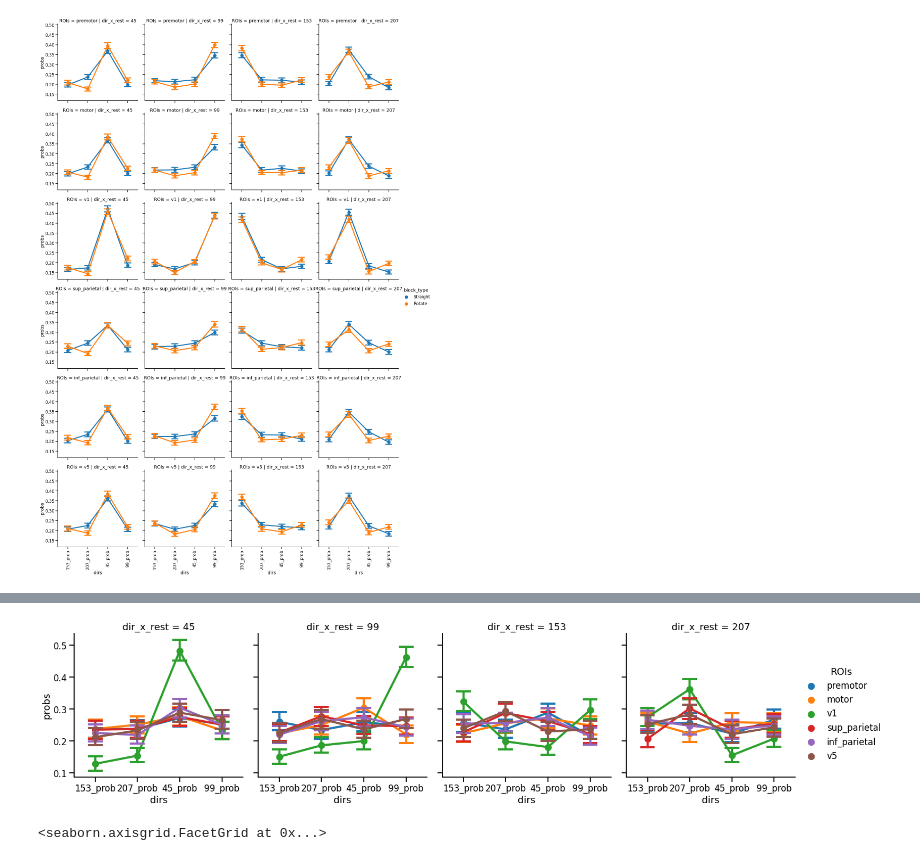
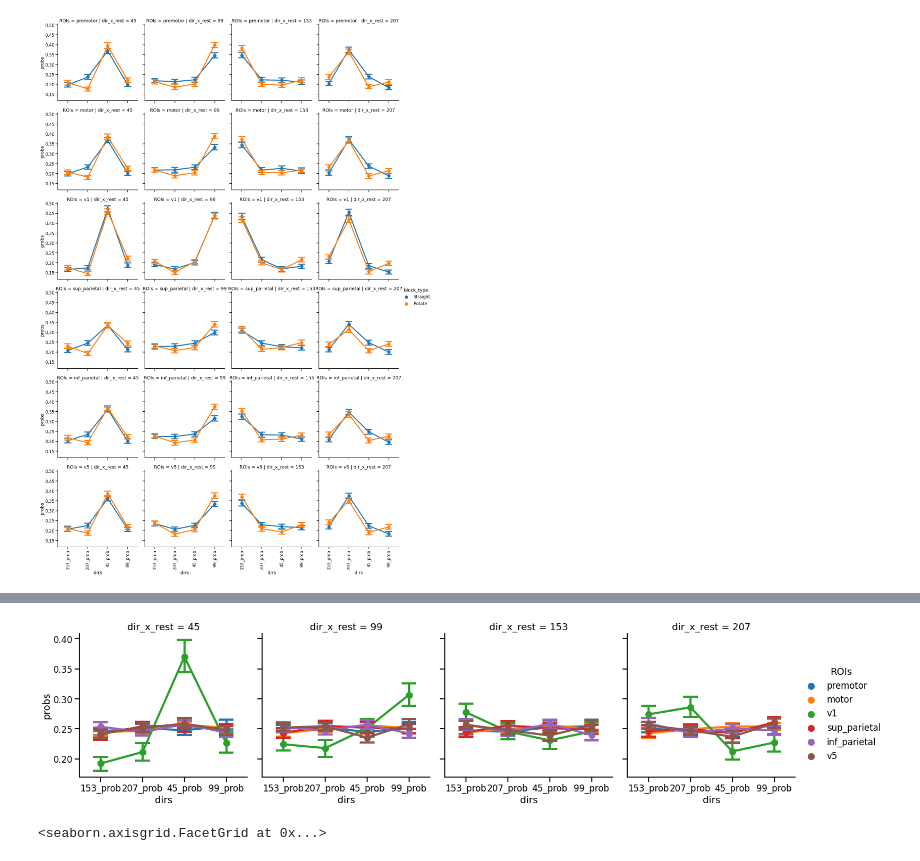
Before and after one commit to tejas-savalia/fmri_project, a Jupyter notebook: mvpa_classification.ipynb, the cells around one changed output, grey strips where cells are left out. Saved outputs shown, nothing was run; the diff lists cells and outputs as text; code cells hidden in the pictures.

Commit message:
3 classifiers for individual run pairs

```diff
--- a/mvpa_classification.ipynb
+++ b/mvpa_classification.ipynb
@@ -162,11 +162,11 @@ ax.set_axis_labels().set_xticklabels(rotation = 90)
 svm_predictions = []
 knn_predictions = []
 dec_tree_predictions = []
-clfnn_predictions = []
+#clfnn_predictions = []
 for subject_id in subject_list:
     for mask in masks.keys():
-        X = []
-        X_test = []
+        #X = []
+        #X_test = []
         for run in range(1, 11):
             #X = []
             run_no = str(run).zfill(2)
@@ -197,19 +197,29 @@ for subject_id in subject_list:
 
             #X = np.concatenate(X)
             if run%2 != 0:
-                X.append(fmri_masked)
-                #y = np.repeat(['153', '207', '45', '99'], 10)
-                #clf = OneVsRestClassifier(svm.SVC(probability = True))
-                #clf.fit(X, y)
+                X = fmri_masked
+                y = np.repeat(['153', '207', '45', '99'], 10)
+                clf_svm = svm.SVC(probability = True)
+                clf_svm.fit(X, y)
+                clf_knn = svm.SVC(probability = True)
+                clf_knn.fit(X, y)
+                clf_dec_tree = svm.SVC(probability = True)
+                clf_dec_tree.fit(X, y)
+
+
             else:
-                X_test.append(fmri_masked)
+                X_test = fmri_masked
                 #y_test = np.repeat(['153', '207', '45', '99'], 10)
 
-                #predictions.append(clf.predict_proba(X_test))
-        X = np.concatenate(X)
-        X_test = np.concatenate(X_test)
-        y = np.tile(np.repeat(['153', '207', '45', '99'], 10), 5)
-        y_test = np.tile(np.repeat(['153', '207', '45', '99'], 10), 5)
+                svm_predictions.append(clf_svm.predict_proba(X_test))
+                knn_predictions.append(clf_knn.predict_proba(X_test))
+                dec_tree_predictions.append(clf_dec_tree.predict_proba(X_test))
+
+
+        #X = np.concatenate(X)
+        #X_test = np.concatenate(X_test)
+        #y = np.tile(np.repeat(['153', '207', '45', '99'], 10), 5)
+        #y_test = np.tile(np.repeat(['153', '207', '45', '99'], 10), 5)
 
         #clf = svm.SVC(probability = True)
         #clf.fit(X, y)
@@ -223,9 +233,9 @@ for subject_id in subject_list:
         #clft.fit(X, y)
         #dec_tree_predictions.append(clft.predict_proba(X_test))
 
-        clfnn = neural_network.MLPClassifier()
-        clfnn.fit(X, y)
-        clfnn_predictions.append(clfnn.predict_proba(X_test))
+        #clfnn = neural_network.MLPClassifier()
+        #clfnn.fit(X, y)
+        #clfnn_predictions.append(clfnn.predict_proba(X_test))
 
         print("Mask done: ", mask)
     print('Subject done:', subject_id)
@@ -400,12 +316,12 @@ between_clfnn_predictions_df.to_csv('all_way_dec_tree_between_pred.csv')
 # %%
 
 sns.set_context('talk')
 ax = sns.catplot(x = 'dirs', y = 'probs',
             col = 'dir_x_rest', hue = 'ROIs',
-            data = between_dec_tree_predictions_df_melt, kind = 'point', capsize = 0.3)
+            data = between_svm_predictions_df_melt[between_dec_tree_predictions_df_melt.run_pairs == 2], kind = 'point', capsize = 0.3)
 #ax.set_axcd is_labels().set_xticklabels(rotation = 90)
 # %% [output]
-[figure, old version]
+[figure, new version]
 # %%
 df['run_pairs'] = range(5)
 # %%
```
Also changed, not shown: parts of 4 cells of this notebook, 3 other files.
